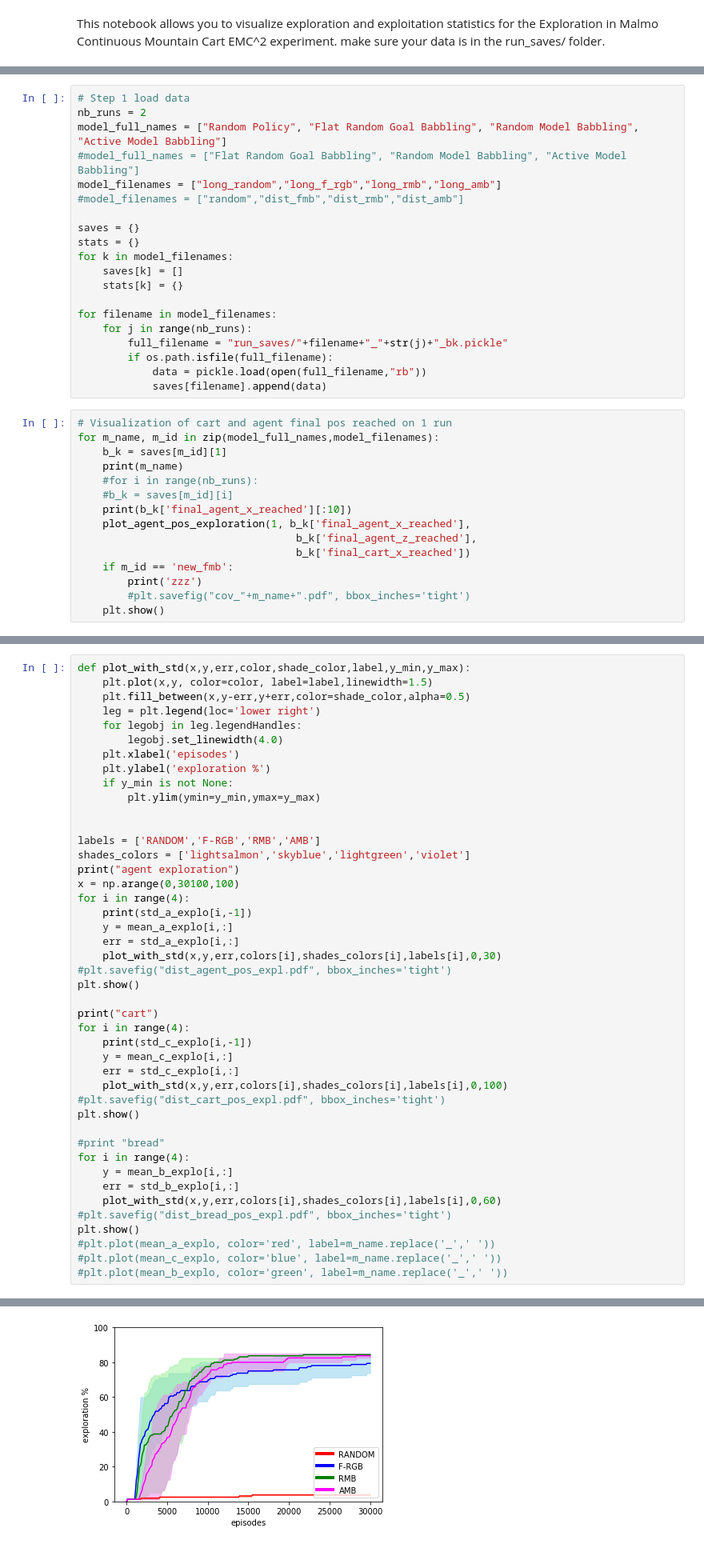
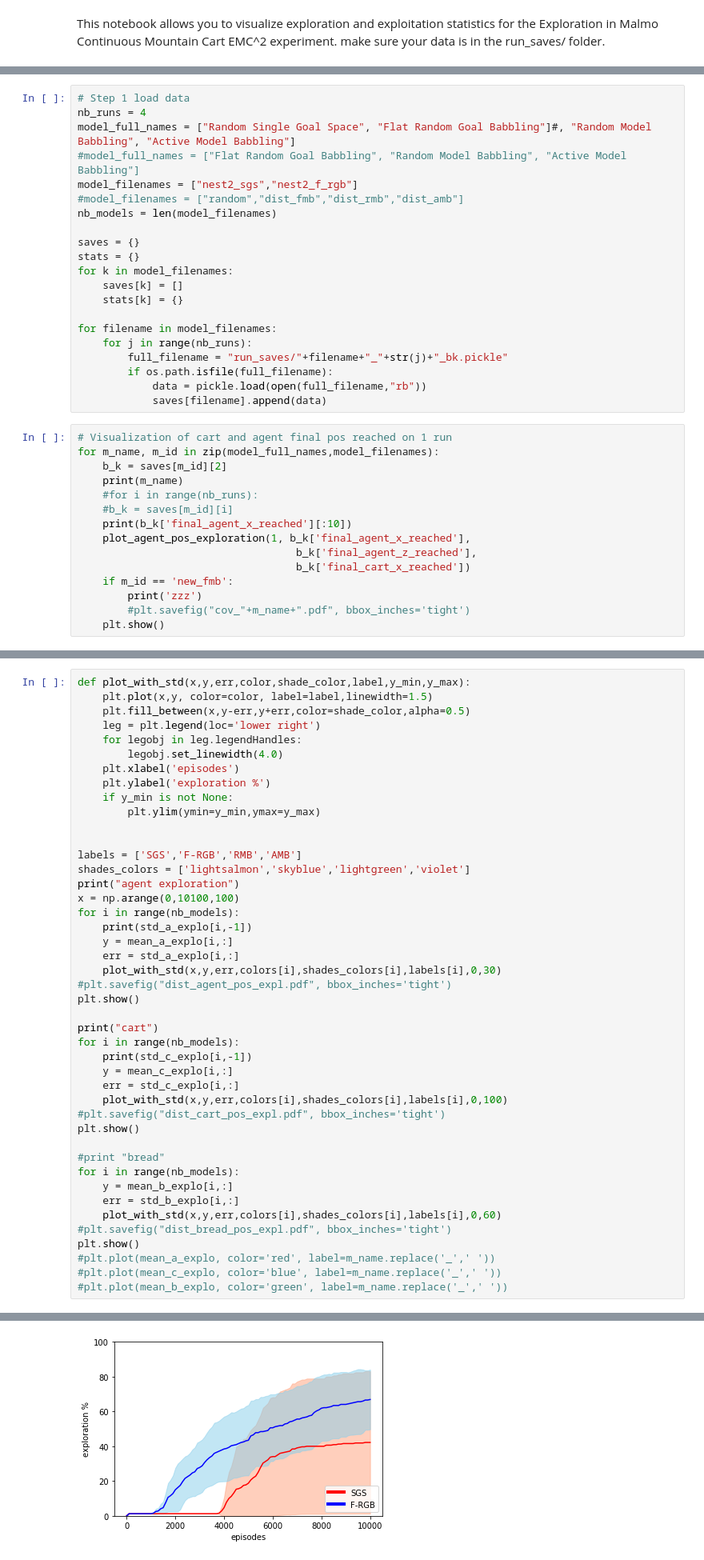
Before and after one commit to rPortelas/malmo_mountain_cart, a Jupyter notebook: data_visualization.ipynb, the cells around one changed output, grey strips where cells are left out. Shown at 80% size. Saved outputs shown, nothing was run; the diff lists cells and outputs as text.

```diff
--- a/data_visualization.ipynb
+++ b/data_visualization.ipynb
@@ -8,11 +8,12 @@ import pylab
 import seaborn
 # %%
 # Step 1 load data
-nb_runs = 2
-model_full_names = ["Random Policy", "Flat Random Goal Babbling", "Random Model Babbling", "Active Model Babbling"]
+nb_runs = 4
+model_full_names = ["Random Single Goal Space", "Flat Random Goal Babbling"]#, "Random Model Babbling", "Active Model Babbling"]
 #model_full_names = ["Flat Random Goal Babbling", "Random Model Babbling", "Active Model Babbling"]
-model_filenames = ["long_random","long_f_rgb","long_rmb","long_amb"]
+model_filenames = ["nest2_sgs","nest2_f_rgb"]
 #model_filenames = ["random","dist_fmb","dist_rmb","dist_amb"]
+nb_models = len(model_filenames)
 
 saves = {}
 stats = {}
@@ -29,7 +30,7 @@ for filename in model_filenames:
 # %%
 # Visualization of cart and agent final pos reached on 1 run
 for m_name, m_id in zip(model_full_names,model_filenames):
-    b_k = saves[m_id][1]
+    b_k = saves[m_id][2]
     print(m_name)
     #for i in range(nb_runs):
     #b_k = saves[m_id][i]
@@ -233,11 +226,11 @@ def plot_with_std(x,y,err,color,shade_color,label,y_min,y_max):
         plt.ylim(ymin=y_min,ymax=y_max)
 
 
-labels = ['RANDOM','F-RGB','RMB','AMB']
+labels = ['SGS','F-RGB','RMB','AMB']
 shades_colors = ['lightsalmon','skyblue','lightgreen','violet']
 print("agent exploration")
-x = np.arange(0,30100,100)
-for i in range(4):
+x = np.arange(0,10100,100)
+for i in range(nb_models):
     print(std_a_explo[i,-1])
     y = mean_a_explo[i,:]
     err = std_a_explo[i,:]
@@ -246,7 +239,7 @@ for i in range(4):
 plt.show()
 
 print("cart")
-for i in range(4):
+for i in range(nb_models):
     print(std_c_explo[i,-1])
     y = mean_c_explo[i,:]
     err = std_c_explo[i,:]
@@ -255,7 +248,7 @@ for i in range(4):
 plt.show()
 
 #print "bread"
-for i in range(4):
+for i in range(nb_models):
     y = mean_b_explo[i,:]
     err = std_b_explo[i,:]
     plot_with_std(x,y,err,colors[i],shades_colors[i],labels[i],0,60)
@@ -279 +272 @@ cart
-[figure, old version]
+[figure, new version]
```
Also changed, not shown: parts of 4 cells of this notebook, 5 other files.
